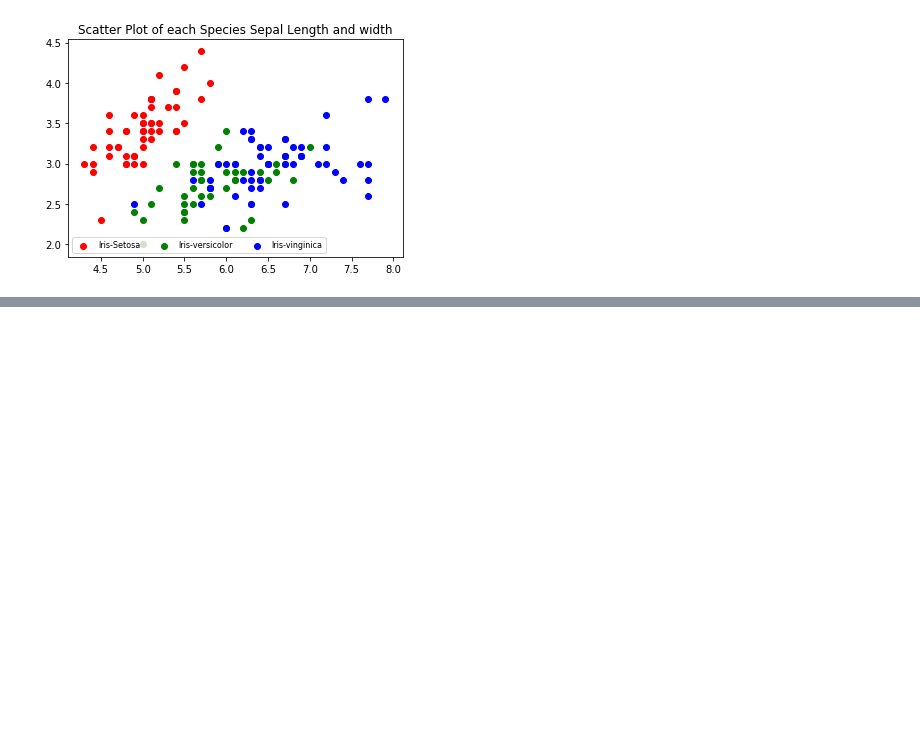
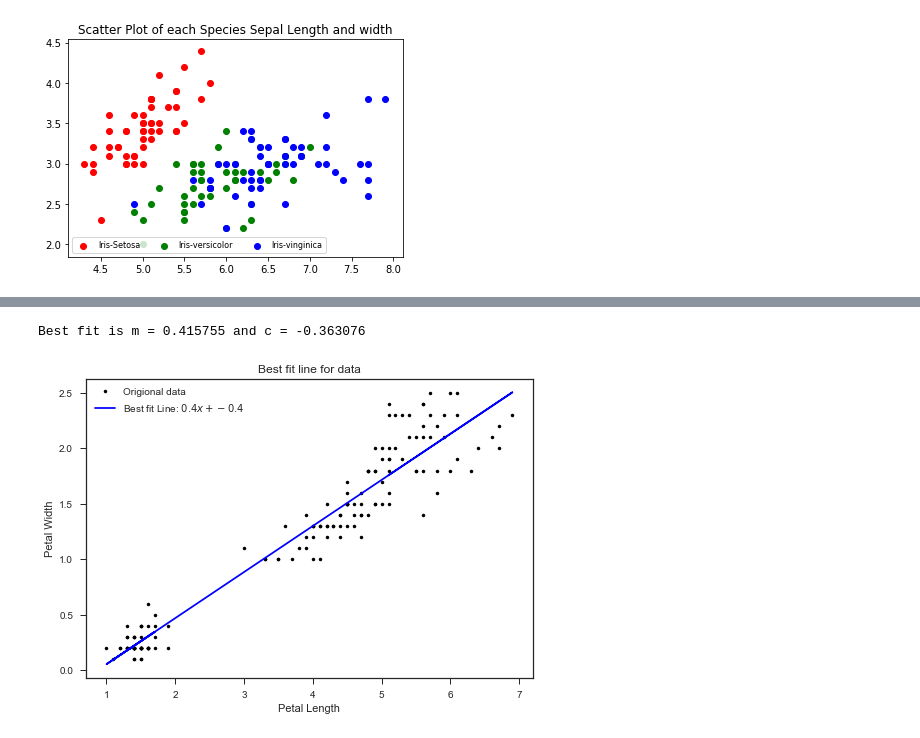
Before and after one commit to gerardnaughton7/Jupyter_Numpy_Pyplot, a Jupyter notebook: IrisDataSet.ipynb, the cells around one changed output, grey strips where cells are left out. Cells and saved outputs as stored; diff of their text form; code cells hidden in the pictures; blank space fills up the shorter version.

```diff
--- a/IrisDataSet.ipynb
+++ b/IrisDataSet.ipynb
@@ -71,0 +91,15 @@ plt.show()
+# %%
+m, c = np.polyfit(pLength, pWidth, 1)
+print("Best fit is m = %f and c = %f" % (m, c))
+
+# Plot the best fit line.
+plt.title("Best fit line for data")
+plt.plot(pLength, pWidth, 'k.', label='Origional data')
+plt.plot(pLength, m * pLength + c, 'b-', label='Best fit Line: $%0.1f x + %0.1f$' % (m,c))
+plt.xlabel('Petal Length')
+plt.ylabel('Petal Width')
+plt.legend()
+plt.show()
+# %% [output]
+Best fit is m = 0.415755 and c = -0.363076
+[figure, added]
```
Also changed, not shown: parts of 3 cells of this notebook.
